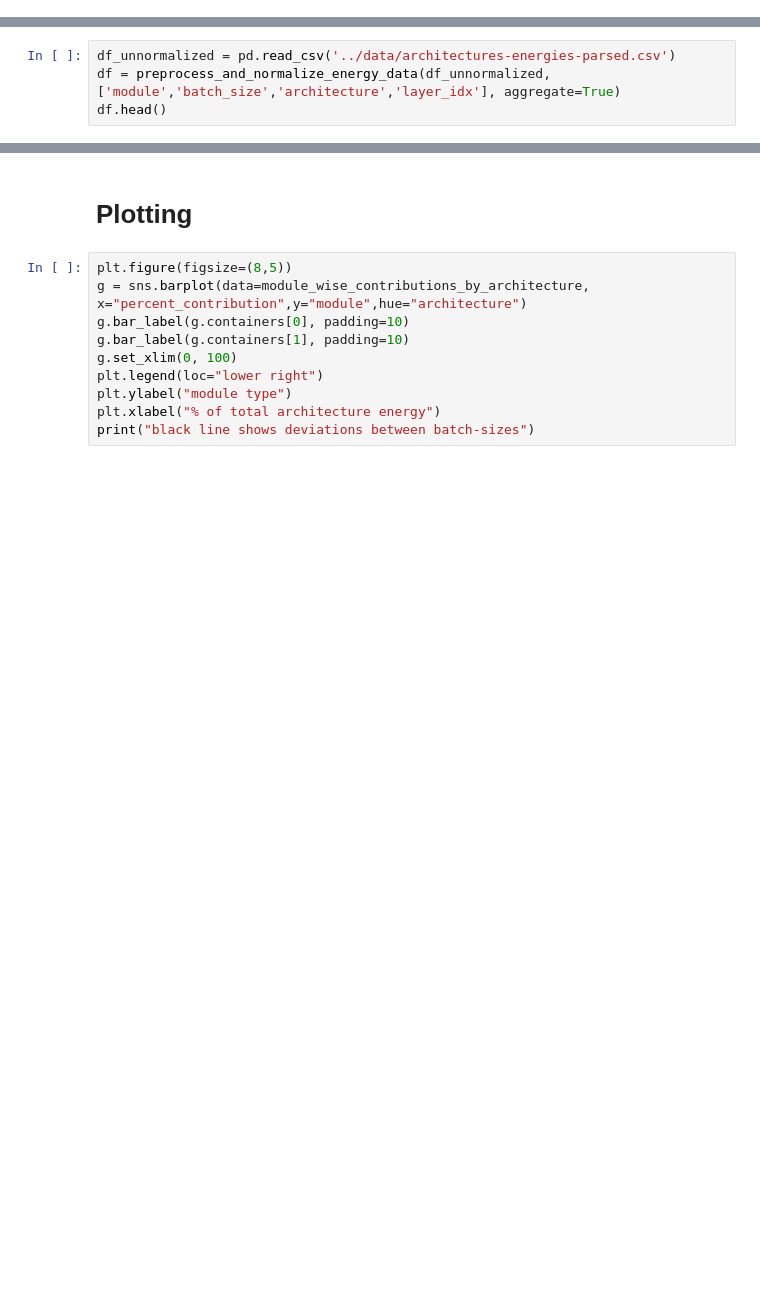
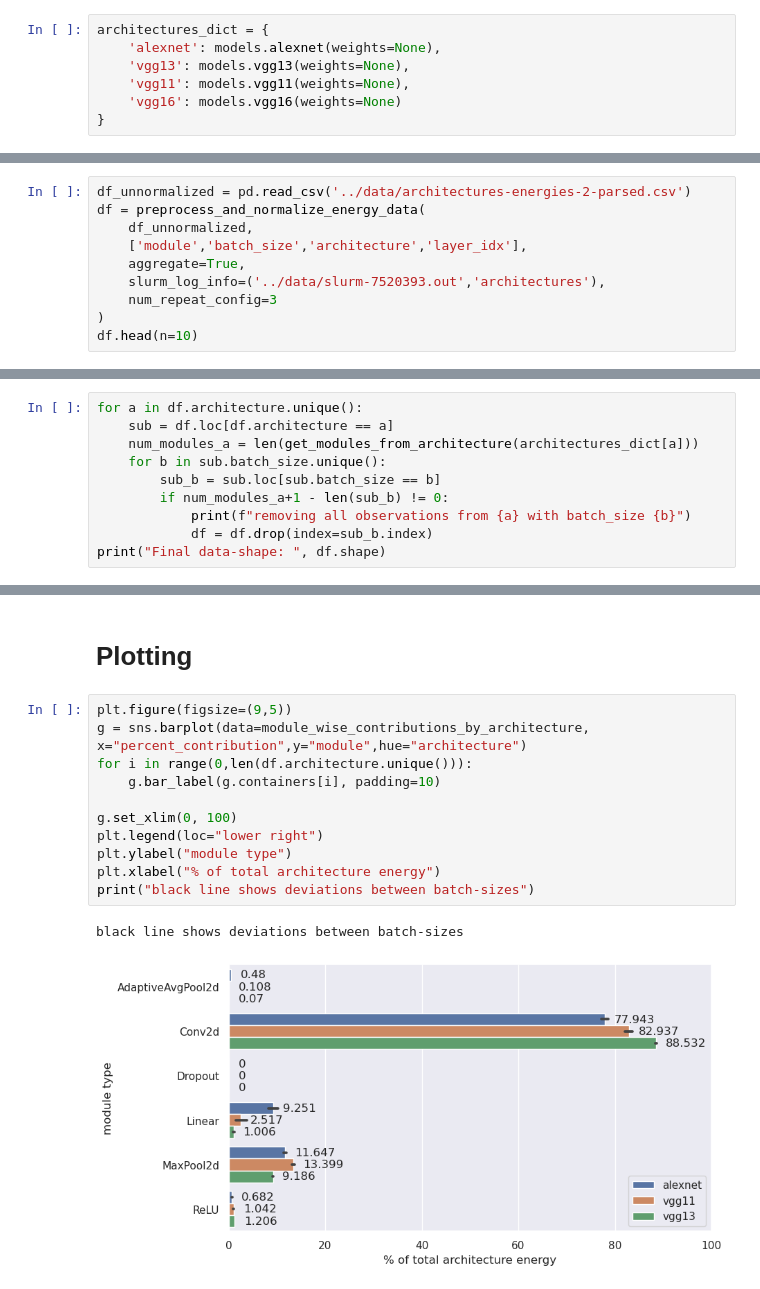
Before and after one commit to JohannesGetzner/dl-energy-estimator, a Jupyter notebook: experiments/module-wise-energy-analysis.ipynb, the cells around one changed output, grey strips where cells are left out. Drawn from its saved outputs; the diff is of its cells as text; blank space fills up the shorter version.

Commit message:
finalized module-wise-energy-analysis.ipynb

```diff
--- a/experiments/module-wise-energy-analysis.ipynb
+++ b/experiments/module-wise-energy-analysis.ipynb
@@ -12,7 +19,20 @@ from utils.data_utils import preprocess_and_normalize_energy_data
+# %%
+architectures_dict = {
+    'alexnet': models.alexnet(weights=None),
+    'vgg13': models.vgg13(weights=None),
+    'vgg11': models.vgg11(weights=None),
+    'vgg16': models.vgg16(weights=None)
+}
 # %% [markdown]
 # Loading and aggregating the data
 # %%
-df_unnormalized = pd.read_csv('../data/architectures-energies-parsed.csv')
-df = preprocess_and_normalize_energy_data(df_unnormalized,['module','batch_size','architecture','layer_idx'], aggregate=True)
-df.head()
+df_unnormalized = pd.read_csv('../data/architectures-energies-2-parsed.csv')
+df = preprocess_and_normalize_energy_data(
+    df_unnormalized,
+    ['module','batch_size','architecture','layer_idx'],
+    aggregate=True,
+    slurm_log_info=('../data/slurm-7520393.out','architectures'),
+    num_repeat_config=3
+)
+df.head(n=10)
 # %% [output]
@@ -19,0 +55,10 @@ FileNotFoundError: [Errno 2] No such file or directory: '../data/architectures-e
+# %%
+for a in df.architecture.unique():
+    sub = df.loc[df.architecture == a]
+    num_modules_a = len(get_modules_from_architecture(architectures_dict[a]))
+    for b in sub.batch_size.unique():
+        sub_b = sub.loc[sub.batch_size == b]
+        if num_modules_a+1 - len(sub_b) != 0:
+            print(f"removing all observations from {a} with batch_size {b}")
+            df = df.drop(index=sub_b.index)
+print("Final data-shape: ", df.shape)
@@ -48,15 +100,19 @@ for a in df.architecture.unique():
 # %% [markdown]
 # Plotting
 # %%
-plt.figure(figsize=(8,5))
+plt.figure(figsize=(9,5))
 g = sns.barplot(data=module_wise_contributions_by_architecture, x="percent_contribution",y="module",hue="architecture")
-g.bar_label(g.containers[0], padding=10)
-g.bar_label(g.containers[1], padding=10)
+for i in range(0,len(df.architecture.unique())):
+    g.bar_label(g.containers[i], padding=10)
+
 g.set_xlim(0, 100)
 plt.legend(loc="lower right")
 plt.ylabel("module type")
 plt.xlabel("% of total architecture energy")
 print("black line shows deviations between batch-sizes")
+# %% [output]
+black line shows deviations between batch-sizes
+[figure, added]
 # %%
 plt.figure(figsize=(6,8))
 sns.lineplot(data=module_wise_contributions_by_architecture, x="batch_size", y="percent_contribution", hue="architecture",style="module")
```
Also changed, not shown: parts of 6 cells of this notebook.
